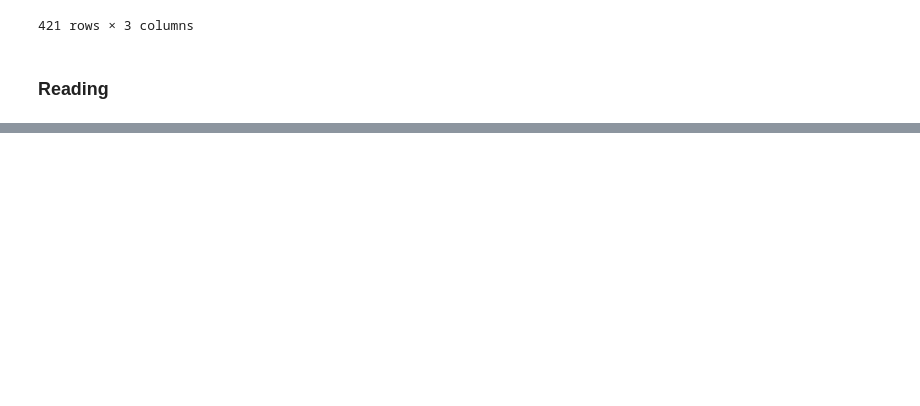
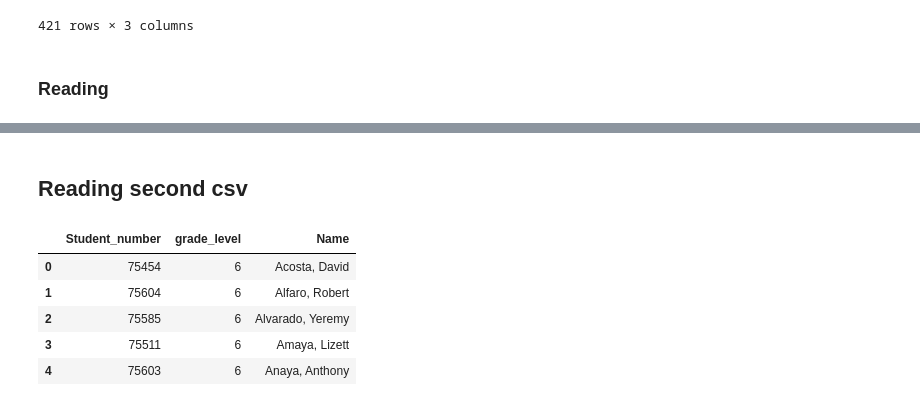
Before and after one commit to JAlvarado23A/MiddleSchoolETL, a Jupyter notebook: KHMS_Scrape.ipynb, the cells around one changed output, grey strips where cells are left out. Cells and saved outputs as stored; diff of their text form; code cells hidden in the pictures; blank space fills up the shorter version.

```diff
--- a/KHMS_Scrape.ipynb
+++ b/KHMS_Scrape.ipynb
@@ -324,0 +355,12 @@ TypeError: Could not convert 345K53265666535666255446244564465465515332343642446
+# %% [markdown]
+<h2> Reading second csv </h2>
+# %%
+roster_df = pd.read_csv("Resources/clean_student_roster")
+roster_df.head()
+# %% [output]
+|  | Student_number | grade_level | Name |
+| 0 | 75454 | 6 | Acosta, David |
+| 1 | 75604 | 6 | Alfaro, Robert |
+| 2 | 75585 | 6 | Alvarado, Yeremy |
+| 3 | 75511 | 6 | Amaya, Lizett |
+| 4 | 75603 | 6 | Anaya, Anthony |
```
Also changed, not shown: parts of 19 cells of this notebook.
